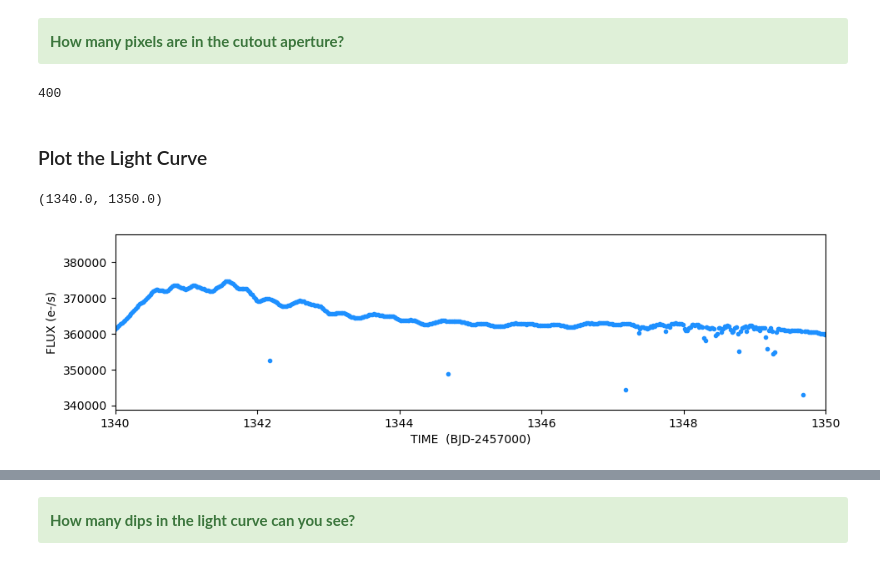
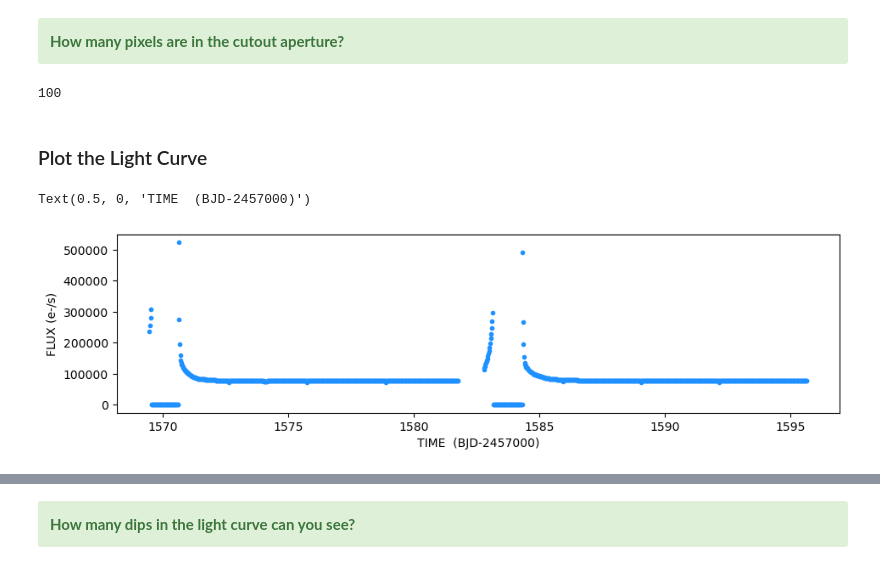
Before and after one commit to spacetelescope/project-tikebook, a Jupyter notebook: notebooks/1-lightcurves/TIKEBook_Lesson1.ipynb, the cells around one changed output, grey strips where cells are left out. Drawn from its saved outputs; the diff is of its cells as text; code cells hidden in the pictures.

```diff
--- a/notebooks/1-lightcurves/TIKEBook_Lesson1.ipynb
+++ b/notebooks/1-lightcurves/TIKEBook_Lesson1.ipynb
@@ -362,7 +365,7 @@ Now, we have to use the package Astrocut to cut out the pixels in our FFI around
 
 The format of the data now is exactly the same as a Target Pixel File, we will perform much of the same steps as before to plot the light curve now.
 # %%
-hdulist = Tesscut.get_cutouts(objectname = "HD10180", size=20)
+hdulist = Tesscut.get_cutouts(objectname = "HD 115447", size=10)
 # %%
 hdulist[0].info()
 hdu1 = hdulist[0]
@@ -376,7 +379,7 @@ No.    Name      Ver    Type      Cards   Dimensions   Format
 Now, we will follow the same steps as earlier for using a Target Pixel File to plot a light curve. This will utilize the function we defined earlier `aperture_phot`. However, this time we will be using all the pixels in the cutout instead of finding an Optimal Aperture. To use all the returned pixels, we set our 2D aperture array to be True for all those with a value of 1 in that image.
 # %%
 # Use all pixels in our aperture
-aperture_ffi = hdu1[2].data == 1
+aperture_ffi = hdu1[2].data
 
 #get the data for the PIXELS extension of our fits file
 pix_ffi = hdu1[1].data
@@ -393,17 +396,15 @@ time_ffi = hdu1[1].data['TIME']
 #ANS:
 print(np.sum(aperture_ffi))
 # %% [output]
-400
+100
 # %% [markdown]
 ### Plot the Light Curve
 # %%
 fig = plt.figure(figsize = (11,6))
 fig.add_subplot(212)
 plt.plot(time_ffi, flux_ffi,'.', color = "dodgerblue")
 plt.ylabel("FLUX (e-/s)")
 plt.xlabel('TIME  (BJD-2457000)')
-plt.xlim(1340,1350) #zoom in
-# plt.ylim(350000,370000) #zoom in
 # %% [output]
-(1340.0, 1350.0)
+Text(0.5, 0, 'TIME  (BJD-2457000)')
-[figure, old version]
+[figure, new version]
```
Also changed, not shown: parts of 18 cells of this notebook.
